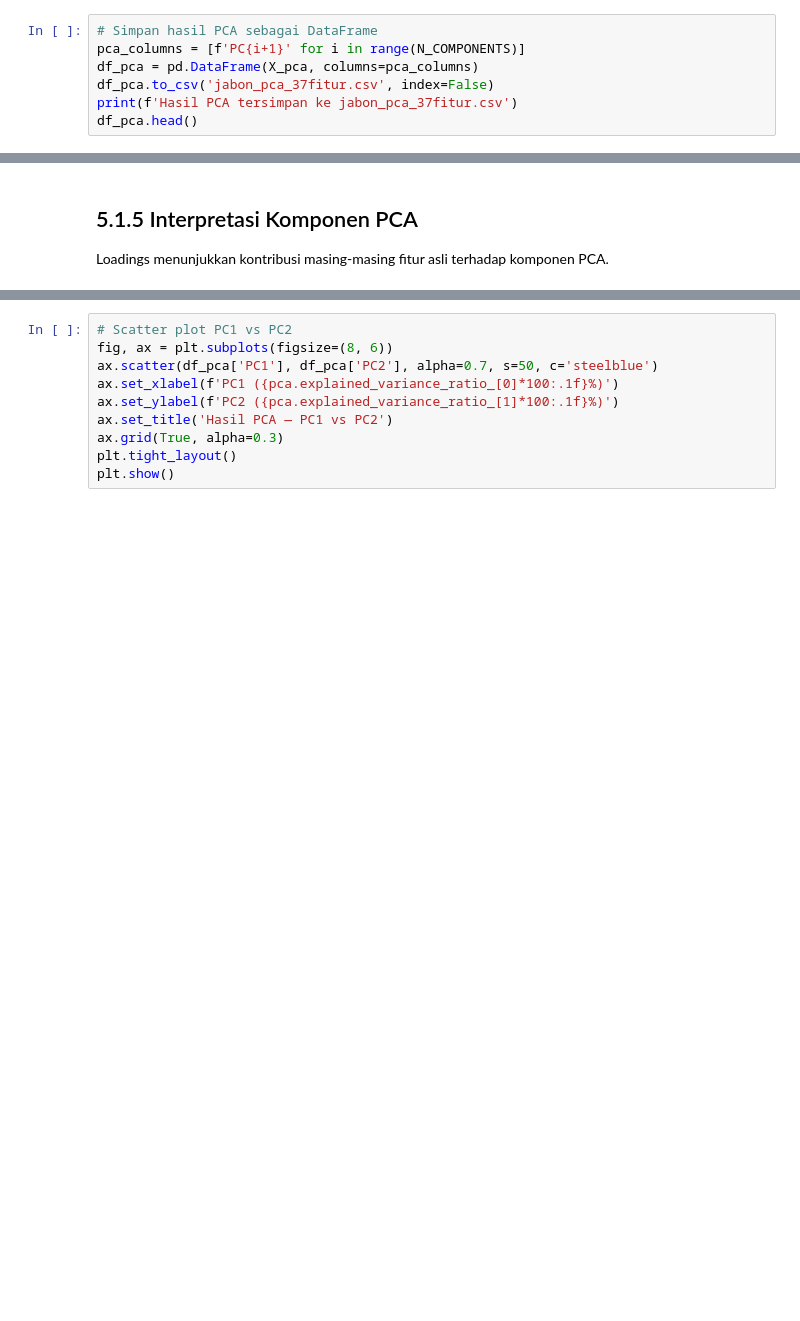
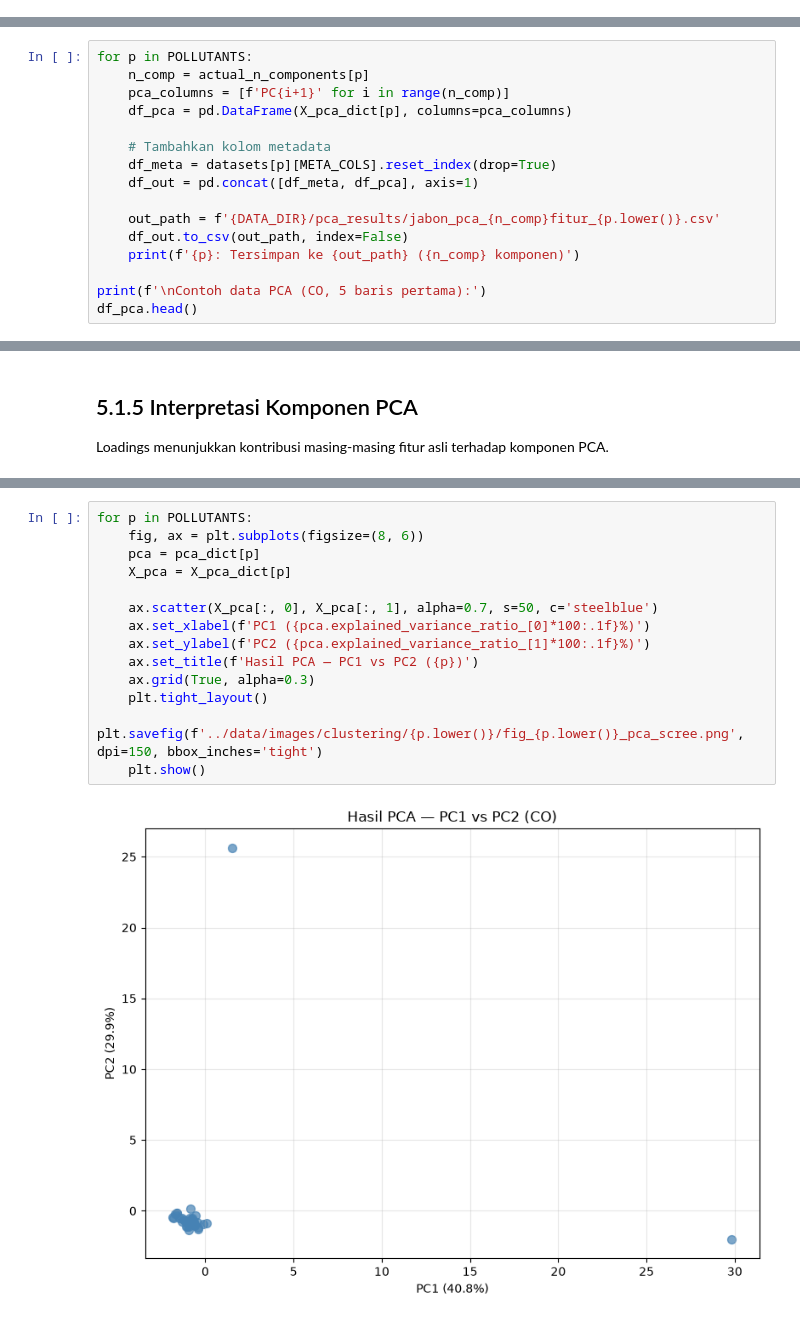
Before and after one commit to Rahardian-Ananta/PSD, a Jupyter notebook: 05_clustering/5.1_reduksi_dimensi_pca.ipynb, the cells around one changed output, grey strips where cells are left out. Drawn from its saved outputs; the diff is of its cells as text; blank space fills up the shorter version.

```diff
--- a/05_clustering/5.1_reduksi_dimensi_pca.ipynb
+++ b/05_clustering/5.1_reduksi_dimensi_pca.ipynb
@@ -119,7 +186,0 @@ print(f'Sisa variance (loss): {(1 - sum(pca.explained_variance_ratio_))*100:.2f}
-# %%
-# Simpan hasil PCA sebagai DataFrame
-pca_columns = [f'PC{i+1}' for i in range(N_COMPONENTS)]
-df_pca = pd.DataFrame(X_pca, columns=pca_columns)
-df_pca.to_csv('jabon_pca_37fitur.csv', index=False)
-print(f'Hasil PCA tersimpan ke jabon_pca_37fitur.csv')
-df_pca.head()
@@ -125,0 +225,16 @@ df_pca.head()
+# %%
+for p in POLLUTANTS:
+    n_comp = actual_n_components[p]
+    pca_columns = [f'PC{i+1}' for i in range(n_comp)]
+    df_pca = pd.DataFrame(X_pca_dict[p], columns=pca_columns)
+
+    # Tambahkan kolom metadata
+    df_meta = datasets[p][META_COLS].reset_index(drop=True)
+    df_out = pd.concat([df_meta, df_pca], axis=1)
+
+    out_path = f'{DATA_DIR}/pca_results/jabon_pca_{n_comp}fitur_{p.lower()}.csv'
+    df_out.to_csv(out_path, index=False)
+    print(f'{p}: Tersimpan ke {out_path} ({n_comp} komponen)')
+
+print(f'\nContoh data PCA (CO, 5 baris pertama):')
+df_pca.head()
@@ -143,10 +293,16 @@ print(loadings['PC2'].abs().sort_values(ascending=False).head(10))
 # %%
-# Scatter plot PC1 vs PC2
-fig, ax = plt.subplots(figsize=(8, 6))
-ax.scatter(df_pca['PC1'], df_pca['PC2'], alpha=0.7, s=50, c='steelblue')
-ax.set_xlabel(f'PC1 ({pca.explained_variance_ratio_[0]*100:.1f}%)')
-ax.set_ylabel(f'PC2 ({pca.explained_variance_ratio_[1]*100:.1f}%)')
-ax.set_title('Hasil PCA — PC1 vs PC2')
-ax.grid(True, alpha=0.3)
-plt.tight_layout()
-plt.show()
+for p in POLLUTANTS:
+    fig, ax = plt.subplots(figsize=(8, 6))
+    pca = pca_dict[p]
+    X_pca = X_pca_dict[p]
+
+    ax.scatter(X_pca[:, 0], X_pca[:, 1], alpha=0.7, s=50, c='steelblue')
+    ax.set_xlabel(f'PC1 ({pca.explained_variance_ratio_[0]*100:.1f}%)')
+    ax.set_ylabel(f'PC2 ({pca.explained_variance_ratio_[1]*100:.1f}%)')
+    ax.set_title(f'Hasil PCA — PC1 vs PC2 ({p})')
+    ax.grid(True, alpha=0.3)
+    plt.tight_layout()
+    plt.savefig(f'../data/images/clustering/{p.lower()}/fig_{p.lower()}_pca_scree.png', dpi=150, bbox_inches='tight')
+    plt.show()
+# %% [output]
+[figure, added]
```
Also changed, not shown: parts of 20 cells of this notebook, 45 other files.
